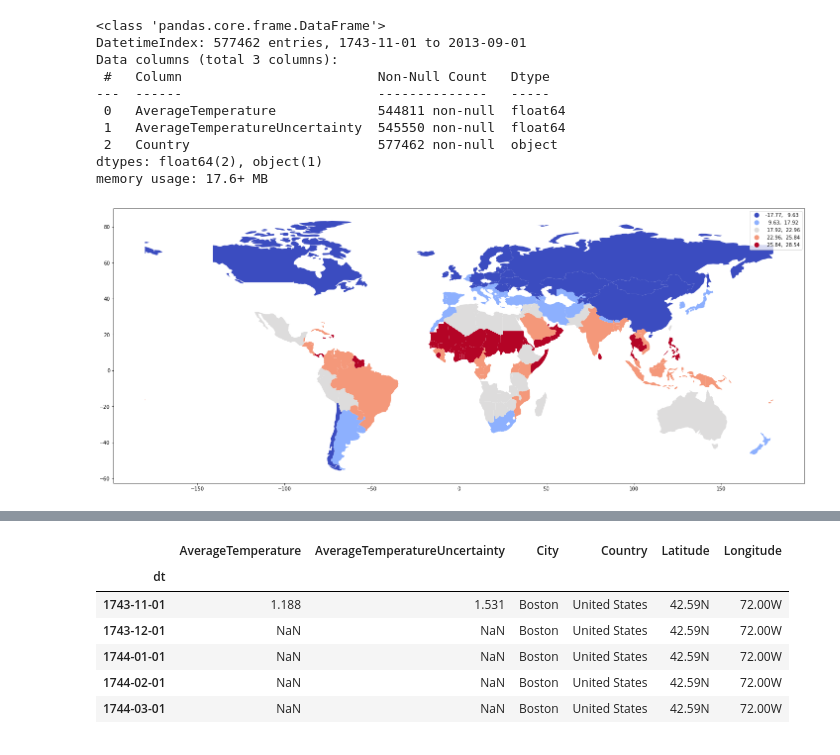
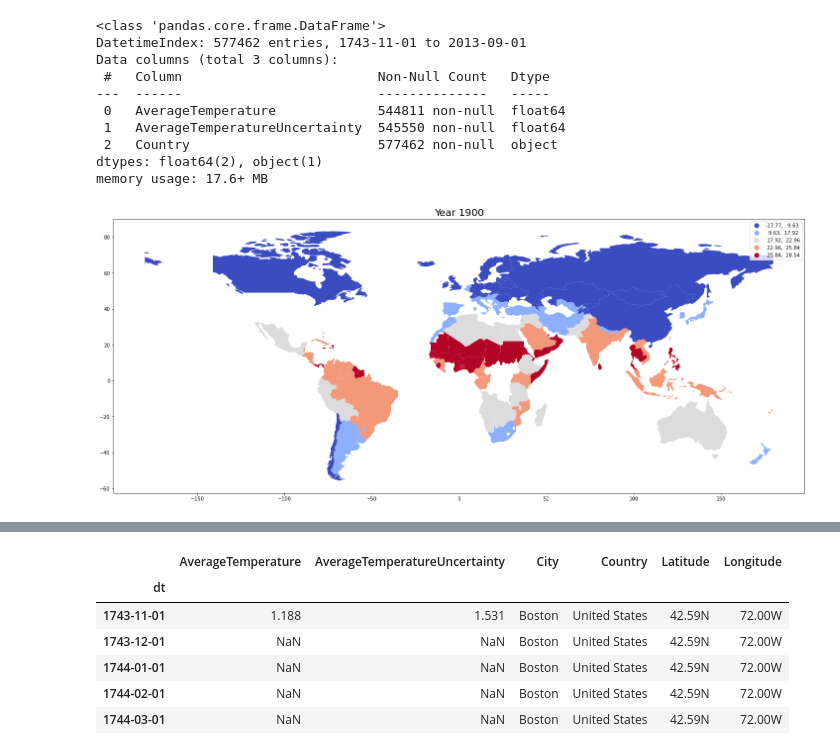
Before and after one commit to maharshi-neu/WeatherForecast, a Jupyter notebook: Global_Warming.ipynb, the cells around one changed output, grey strips where cells are left out. Saved outputs shown, nothing was run; the diff lists cells and outputs as text; code cells hidden in the pictures.

```diff
--- a/Global_Warming.ipynb
+++ b/Global_Warming.ipynb
@@ -231,14 +232,15 @@ def get_world_map(year):
 # %%
 world_map_1900 = get_world_map(1900)
 
 world_map_1900.plot(
     column='AverageTemperature',
     scheme='quantiles',
     figsize=(25, 20),
     legend=True,
     cmap='coolwarm'
 )
 
+plt.title("Year 1900", fontsize=20)
 plt.show()
 # %% [output]
-[figure, old version]
+[figure, new version]
```
Also changed, not shown: parts of 67 cells of this notebook.
